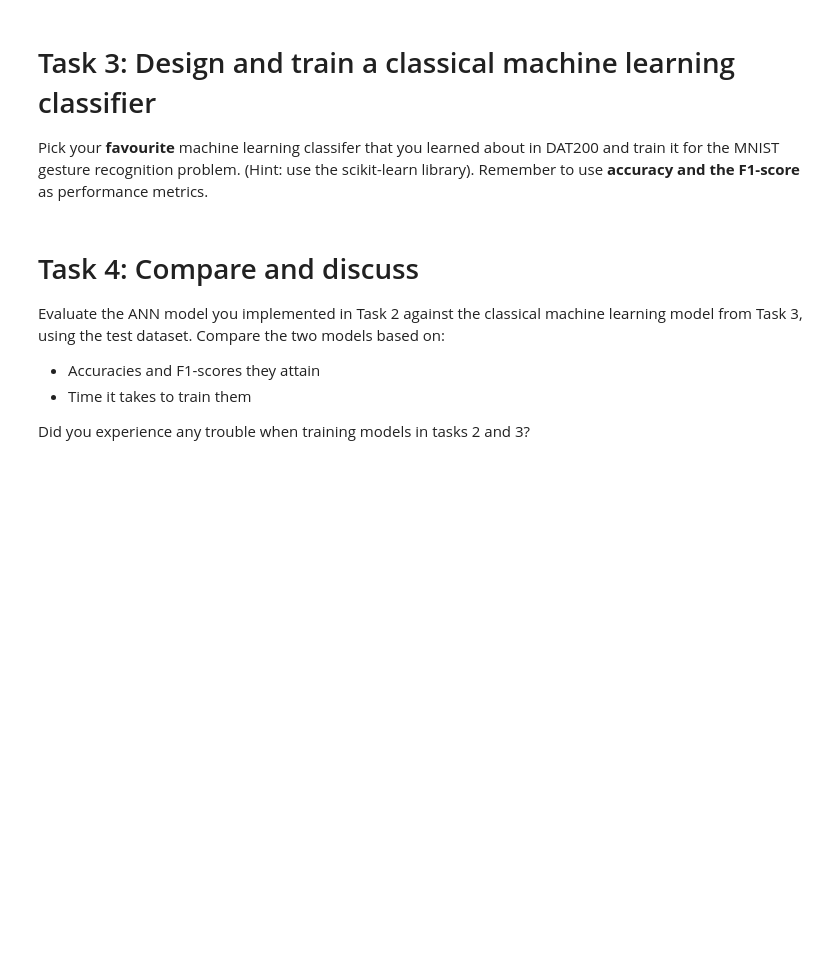
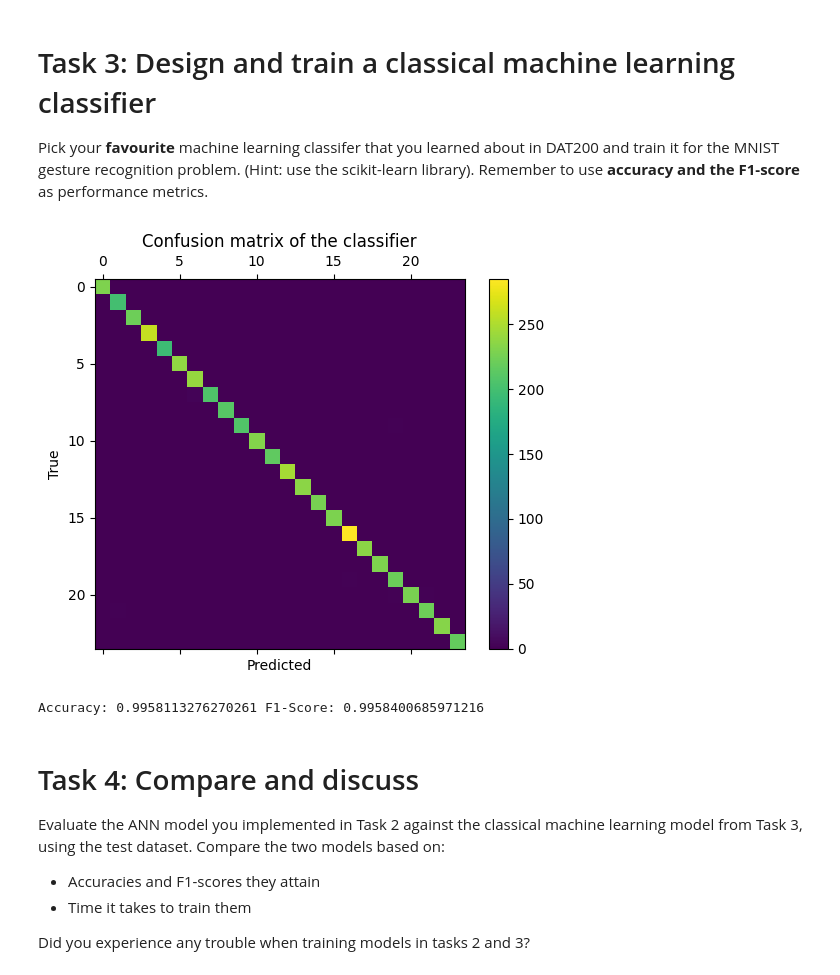
Before and after one commit to ioeftedal/dat300, a Jupyter notebook: CA1_DAT300/ca1_dat300_2025.ipynb, the cells around one changed output. Cells and saved outputs as stored; diff of their text form; code cells hidden in the pictures; blank space fills up the shorter version.

```diff
--- a/CA1_DAT300/ca1_dat300_2025.ipynb
+++ b/CA1_DAT300/ca1_dat300_2025.ipynb
@@ -173,6 +378,48 @@ Train the model and plot the training history in the code cell(s) below. Feel fr
 # %% [markdown]
 # Task 3: Design and train a classical machine learning classifier
 Pick your **favourite** machine learning classifer that you learned about in DAT200 and train it for the MNIST gesture recognition problem. (Hint: use the scikit-learn library). Remember to use **accuracy and the F1-score** as performance metrics.
+# %%
+df = pd.read_csv("sign_mnist_train.csv")
+
+targets = df.pop('label').values
+data = df.values
+
+from sklearn.preprocessing import minmax_scale
+data = minmax_scale(data)
+
+from sklearn.model_selection import train_test_split
+X_train, X_test, y_train, y_test = train_test_split(data, targets , test_size = 0.2, random_state=0)
+
+from sklearn.neighbors import KNeighborsClassifier
+model = KNeighborsClassifier(n_neighbors=5, p=2)
+
+model.fit(X_train, y_train)
+
+y_pred = model.predict(X_test)
+
+from sklearn.metrics import confusion_matrix
+from sklearn.metrics import accuracy_score
+import matplotlib.pyplot as plt
+
+cm = confusion_matrix(y_test, y_pred)
+fig = plt.figure()
+ax = fig.add_subplot(111)
+cax = ax.matshow(cm)
+plt.title('Confusion matrix of the classifier')
+fig.colorbar(cax)
+
+plt.xlabel('Predicted')
+plt.ylabel('True')
+plt.show()
+
+# print("Accuracy :" + str(round(accuracy_score(y_test, y_pred),4)))
+
+# Get the accuracy score
+acc = accuracy_score(y_test,y_pred)
+print("Accuracy:", acc, "F1-Score:", f1_score(y_test, y_pred, average='macro'))
+# %% [output]
+[figure, added]
+Accuracy: 0.9958113276270261 F1-Score: 0.9958400685971216
 # %% [markdown]
 # Task 4: Compare and discuss
 Evaluate the ANN model you implemented in Task 2 against the classical machine learning model from Task 3, using the test dataset. Compare the two models based on:
```
Also changed, not shown: parts of 11 cells of this notebook, 3 other files.
